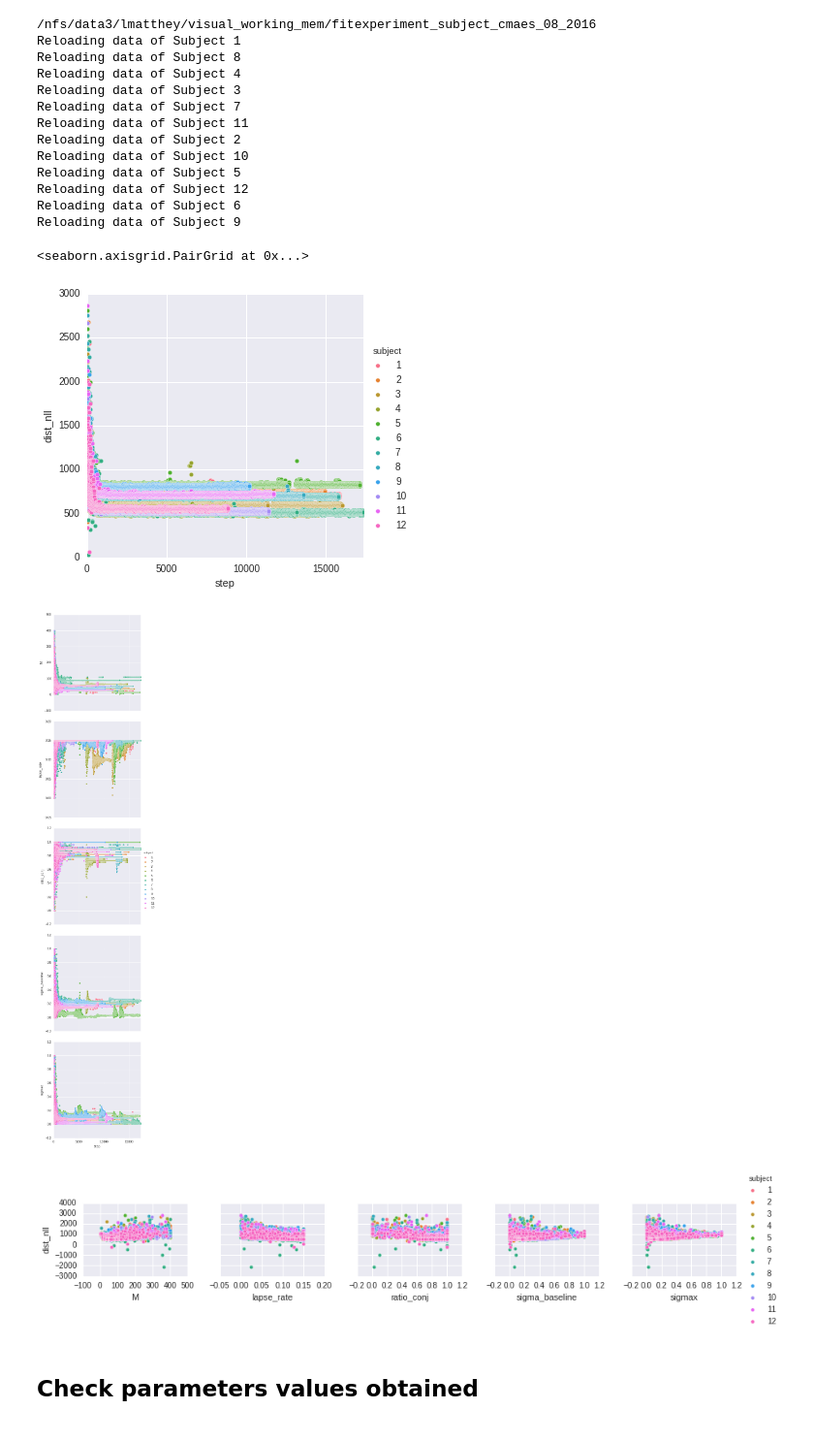
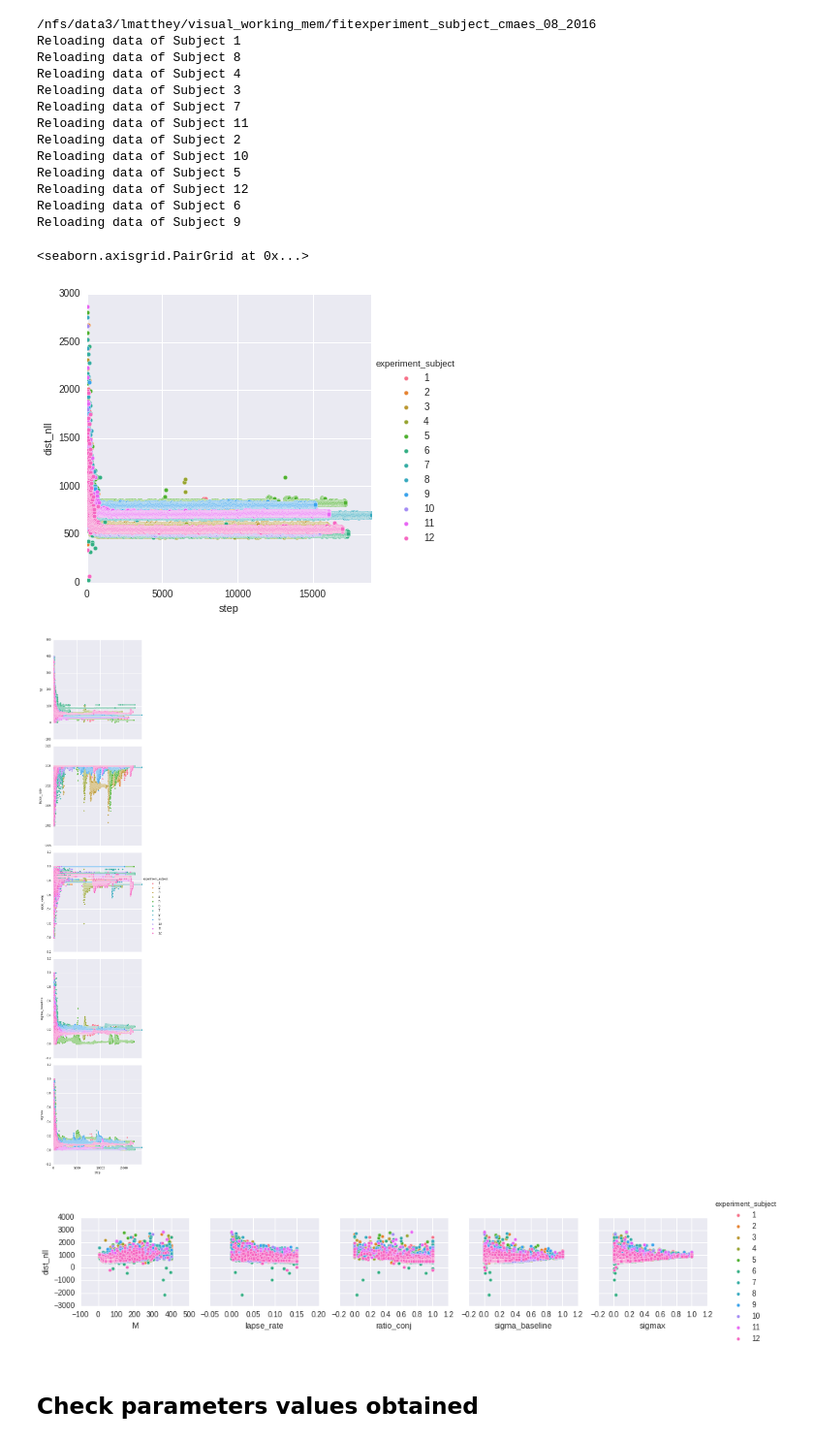
Before and after one commit to Azhag/Bayesian-visual-working-memory, a Jupyter notebook: Experiments/fitexperiment_subject_cmaes_08_2016/notebook_fitexperimentallt_sigmabase_cmaes_3try_090816.ipynb, the cells around one changed output. Shown at 97% size. Cells and saved outputs as stored; diff of their text form; code cells hidden in the pictures.

```diff
--- a/Experiments/fitexperiment_subject_cmaes_08_2016/notebook_fitexperimentallt_sigmabase_cmaes_3try_090816.ipynb
+++ b/Experiments/fitexperiment_subject_cmaes_08_2016/notebook_fitexperimentallt_sigmabase_cmaes_3try_090816.ipynb
@@ -62,7 +68,7 @@ for filename in glob.glob("./%s/outputs/cmaes_alliter_tracking*.npy" % folder_pa
     parameter_names_sorted = curr_cmaes_trace['parameter_names_sorted']
 
     df_fits_subject = pd.DataFrame.from_items([('step', np.arange(fitness.size)),
-                                               ('subject', subject),
+                                               ('experiment_subject', subject),
                                                (metric, np.ma.masked_greater(fitness.flatten(), 1e8))] +
                                                [(param, candidates_parameters[:, param_i])
                                                     for param_i, param in enumerate(parameter_names_sorted)])
@@ -71,6 +77,8 @@ for filename in glob.glob("./%s/outputs/cmaes_alliter_tracking*.npy" % folder_pa
         df_all_fits = df_fits_subject
     else:
         df_all_fits = df_all_fits.append(df_fits_subject, ignore_index=True)
+
+subject_space = np.sort(df_all_fits['experiment_subject'].unique())
 # %% [output]
 /nfs/data3/lmatthey/visual_working_mem/fitexperiment_subject_cmaes_08_2016
 Reloading data of Subject 1
@@ -97,36 +105,36 @@ df_best_fits = df_all_fits[df_all_fits[metric] < LL_max_cutoff]
 # %%
 # Learning curve
 g = sns.pairplot(df_best_fits,
                  y_vars=[metric],
                  x_vars=['step'],
-                 hue='subject',
+                 hue='experiment_subject',
                  size=5,
                 )
 
 g.set(ylim=(-1, 3000),
       xlim=(-1, df_best_fits['step'].max())
      )
 
 # Check training of parameters
 g = sns.pairplot(df_best_fits,
                  y_vars=parameter_names_sorted,
                  x_vars=['step'],
-                 hue='subject',
+                 hue='experiment_subject',
                  size=5
                 )
 g.set(xlim=(-1, df_best_fits['step'].max()))
 
 # Check parameters effects
 sns.pairplot(df_best_fits,
              x_vars=parameter_names_sorted,
              y_vars=[metric],
-             hue='subject',
+             hue='experiment_subject',
             )
 # %% [output]
 <seaborn.axisgrid.PairGrid at 0x...>
-[figure, old version]
+[figure, new version]
-[figure, old version]
+[figure, new version]
-[figure, old version]
+[figure, new version]
 # %% [markdown]
 ## Check parameters values obtained
 # %%
```
Also changed, not shown: parts of 23 cells of this notebook, 6 other files.
